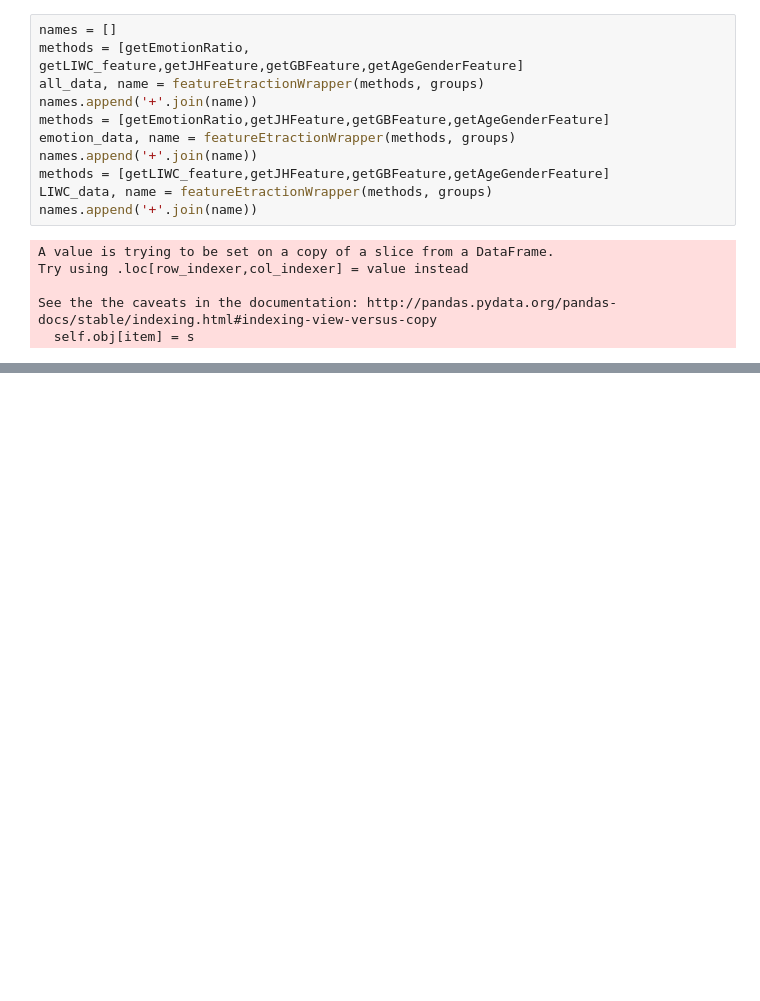
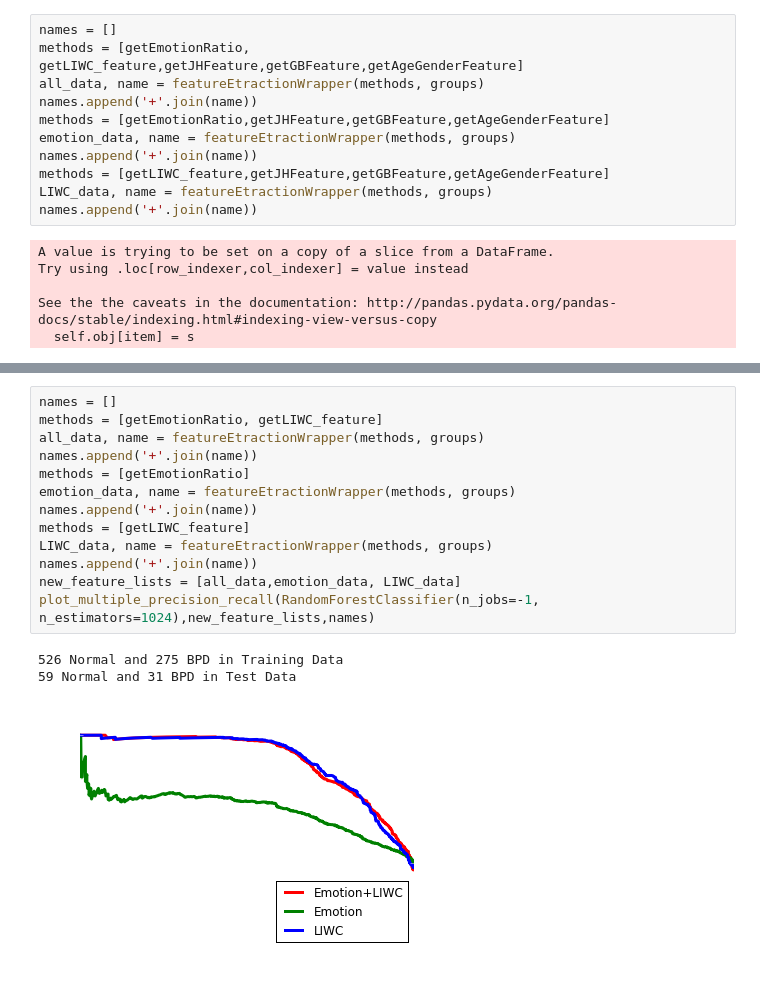
Before and after one commit to omarsar/midas_api, a Jupyter notebook: 4_prediction_visualization/prediction_visualization.ipynb, the cells around one changed output, grey strips where cells are left out. Cells and saved outputs as stored; diff of their text form; blank space fills up the shorter version.

```diff
--- a/4_prediction_visualization/prediction_visualization.ipynb
+++ b/4_prediction_visualization/prediction_visualization.ipynb
@@ -1237,0 +1279,17 @@ plot_multiple_precision_recall(RandomForestClassifier(n_jobs=-1, n_estimators=10
+# %%
+names = []
+methods = [getEmotionRatio, getLIWC_feature]
+all_data, name = featureEtractionWrapper(methods, groups)
+names.append('+'.join(name))
+methods = [getEmotionRatio]
+emotion_data, name = featureEtractionWrapper(methods, groups)
+names.append('+'.join(name))
+methods = [getLIWC_feature]
+LIWC_data, name = featureEtractionWrapper(methods, groups)
+names.append('+'.join(name))
+new_feature_lists = [all_data,emotion_data, LIWC_data]
+plot_multiple_precision_recall(RandomForestClassifier(n_jobs=-1, n_estimators=1024),new_feature_lists,names)
+# %% [output]
+526 Normal and 275 BPD in Training Data
+59 Normal and 31 BPD in Test Data
+[figure, added]
```
Also changed, not shown: parts of 5 cells of this notebook, 47 other files.
